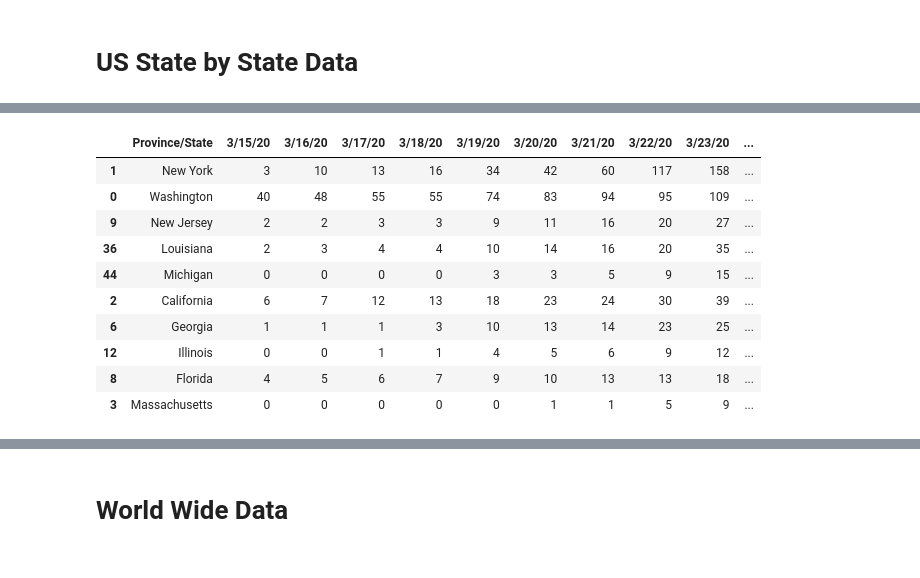
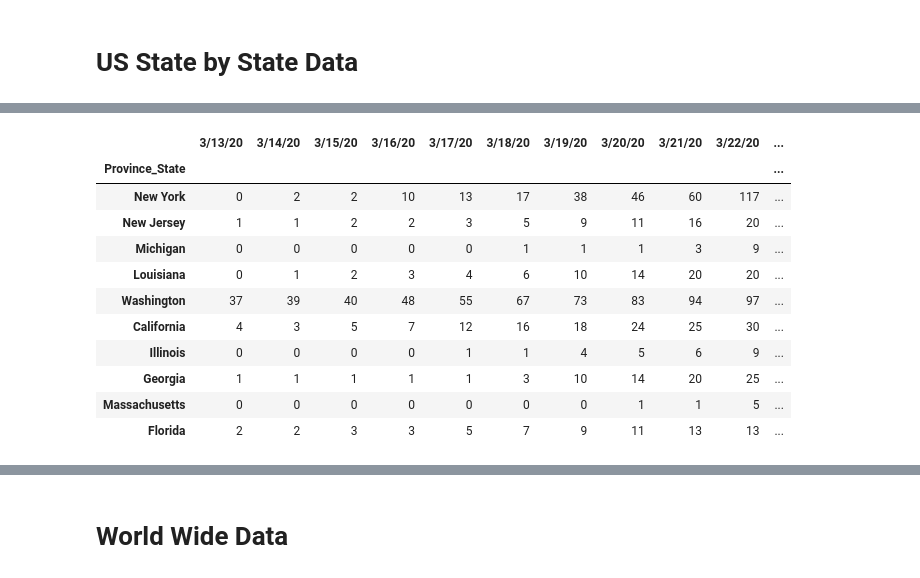
Before and after one commit to arkulkarni/COVID-19-Analysis, a Jupyter notebook: COVID-19-Analysis.ipynb, the cells around one changed output, grey strips where cells are left out. Saved outputs shown, nothing was run; the diff lists cells and outputs as text; code cells hidden in the pictures.

```diff
--- a/COVID-19-Analysis.ipynb
+++ b/COVID-19-Analysis.ipynb
@@ -42,25 +42,13 @@ LogLinearScale = list([
             ]),
         )
     ])
+
+DEFAULT_DAYS = 20
+MONTH_DAYS = 31
 # %%
 # Read all the files
 dfConfirmedGlobal = pd.read_csv(r'https://raw.githubusercontent.com/CSSEGISandData/COVID-19/master/csse_covid_19_data/csse_covid_19_time_series/time_series_covid19_confirmed_global.csv')
 dfDeathsGlobal = pd.read_csv(r'https://raw.githubusercontent.com/CSSEGISandData/COVID-19/master/csse_covid_19_data/csse_covid_19_time_series/time_series_covid19_deaths_global.csv')
 
-baseURLFormat = 'https://raw.githubusercontent.com/CSSEGISandData/COVID-19/master/csse_covid_19_data/csse_covid_19_daily_reports/{}.csv'
-filePaths = [baseURLFormat.format(d.strftime('%m-%d-%Y')) for d in pd.date_range('2020-03-23', pd.to_datetime('today')).tolist()]
-
-df_from_each_file = []
-for f in filePaths:
-    try:
-        df_from_each_file.append(pd.read_csv(f))
-    except:
-        break
-dfByDay = pd.concat(df_from_each_file, ignore_index=True)
-
-dfConfirmedUS = pd.read_csv(r'https://raw.githubusercontent.com/CSSEGISandData/COVID-19/master/archived_data/archived_time_series/time_series_19-covid-Confirmed_archived_0325.csv')
-dfConfirmedUS = dfConfirmedUS[dfConfirmedUS.columns[:-1]]
-dfDeathsUS = pd.read_csv(r'https://raw.githubusercontent.com/CSSEGISandData/COVID-19/master/archived_data/archived_time_series/time_series_19-covid-Deaths_archived_0325.csv')
-dfDeathsUS = dfDeathsUS[dfDeathsUS.columns[:-1]]
-
-dfUSCounties = pd.read_csv(r'https://raw.githubusercontent.com/nytimes/covid-19-data/master/us-counties.csv')
+dfConfirmedUSCounties = pd.read_csv(r'https://raw.githubusercontent.com/CSSEGISandData/COVID-19/master/csse_covid_19_data/csse_covid_19_time_series/time_series_covid19_confirmed_US.csv')
+dfDeathsUSCounties = pd.read_csv(r'https://raw.githubusercontent.com/CSSEGISandData/COVID-19/master/csse_covid_19_data/csse_covid_19_time_series/time_series_covid19_deaths_US.csv')
@@ -85,0 +55,5 @@ dfDeathsUSStates = dfDeathsUSStates.sort_values(dfDeathsUSStates.columns[-1], as
+# %%
+dfConfirmedUSStates = dfConfirmedUSCounties.groupby('Province_State').sum()
+dfConfirmedUSStates = dfConfirmedUSStates[dfConfirmedUSStates.columns[5:]]
+dfDeathsUSStates = dfDeathsUSCounties.groupby('Province_State').sum()
+dfDeathsUSStates = dfDeathsUSStates[dfDeathsUSStates.columns[6:]]
@@ -259,49 +307,53 @@ dfUSConfirmedTop.style.format({'percent_total': PercentFormatter})
 # %%
-dfUSDeathsTop = dfDeathsUSStates.head(10)
+dfUSDeathsTop = dfDeathsUSStates.sort_values(dfDeathsUSStates.columns[-1], ascending=False).head(10)
 
 data = [{
-    'x': row[1].index[50:],
-    'y': row[1].values[50:],
-    'name': row[1].values[0]
+    'x': row[1].index[-31:],
+    'y': row[1].values[-31:],
+    'name': row[0]
 }  for row in dfUSDeathsTop.iterrows()]
 
 updatemenus = list([
     dict(active=0,
          type='buttons',
          direction='right',
          x=0.45,
          xanchor="left",
          y=1.1,
          yanchor="top",
          buttons=list([
             dict(label='Linear Scale',
                  method='update',
                  args=[{'visible': [True, True]},
                        {'yaxis': {'type': 'linear'}}]),
             dict(label='Logarithmic Scale',
                  method='update',
                  args=[{'visible': [True, True]},
                        {'yaxis': {'type': 'log'}}])
             ]),
         )
     ])
 
 layout = dict(title = 'US Deaths', updatemenus=LogLinearScale)
 py.iplot(dict(data=data, layout=layout))
-dfUSDeathsTop = dfUSDeathsTop[np.append(dfUSDeathsTop.columns[0], dfUSDeathsTop.columns[-15:])]
-dfUSDeathsTop['percent_total'] = dfDeathsUSStates[dfDeathsUSStates.columns[-1]]/sum(dfDeathsUSStates[dfDeathsUSStates.columns[-1]])
-dfUSDeathsTop.style.format({'percent_total': PercentFormatter})
+dfUSDeathsTop = dfUSDeathsTop[dfUSDeathsTop.columns[-DEFAULT_DAYS:]]
+dfUSDeathsTop['percent_of_total'] = dfDeathsUSStates[dfDeathsUSStates.columns[-1]]/sum(dfDeathsUSStates[dfDeathsUSStates.columns[-1]])
+
+colFormats = dict.fromkeys(list(a for a in dfUSDeathsTop.columns[1:]), IntegerFormatter)
+colFormats['percent_of_total'] = PercentFormatter
+dfUSDeathsTop.style.format({'percent_of_total': PercentFormatter})
 # %% [output]
 [interactive output not drawn]
-|  | Province/State | 3/15/20 | 3/16/20 | 3/17/20 | 3/18/20 | 3/19/20 | 3/20/20 | 3/21/20 | 3/22/20 | 3/23/20 | ... |
-| 1 | New York | 3 | 10 | 13 | 16 | 34 | 42 | 60 | 117 | 158 | ... |
-| 0 | Washington | 40 | 48 | 55 | 55 | 74 | 83 | 94 | 95 | 109 | ... |
-| 9 | New Jersey | 2 | 2 | 3 | 3 | 9 | 11 | 16 | 20 | 27 | ... |
-| 36 | Louisiana | 2 | 3 | 4 | 4 | 10 | 14 | 16 | 20 | 35 | ... |
-| 44 | Michigan | 0 | 0 | 0 | 0 | 3 | 3 | 5 | 9 | 15 | ... |
-| 2 | California | 6 | 7 | 12 | 13 | 18 | 23 | 24 | 30 | 39 | ... |
-| 6 | Georgia | 1 | 1 | 1 | 3 | 10 | 13 | 14 | 23 | 25 | ... |
-| 12 | Illinois | 0 | 0 | 1 | 1 | 4 | 5 | 6 | 9 | 12 | ... |
-| 8 | Florida | 4 | 5 | 6 | 7 | 9 | 10 | 13 | 13 | 18 | ... |
-| 3 | Massachusetts | 0 | 0 | 0 | 0 | 0 | 1 | 1 | 5 | 9 | ... |
+|  | 3/13/20 | 3/14/20 | 3/15/20 | 3/16/20 | 3/17/20 | 3/18/20 | 3/19/20 | 3/20/20 | 3/21/20 | 3/22/20 | ... |
+| Province_State |  |  |  |  |  |  |  |  |  |  | ... |
+| New York | 0 | 2 | 2 | 10 | 13 | 17 | 38 | 46 | 60 | 117 | ... |
+| New Jersey | 1 | 1 | 2 | 2 | 3 | 5 | 9 | 11 | 16 | 20 | ... |
+| Michigan | 0 | 0 | 0 | 0 | 0 | 1 | 1 | 1 | 3 | 9 | ... |
+| Louisiana | 0 | 1 | 2 | 3 | 4 | 6 | 10 | 14 | 20 | 20 | ... |
+| Washington | 37 | 39 | 40 | 48 | 55 | 67 | 73 | 83 | 94 | 97 | ... |
+| California | 4 | 3 | 5 | 7 | 12 | 16 | 18 | 24 | 25 | 30 | ... |
+| Illinois | 0 | 0 | 0 | 0 | 1 | 1 | 4 | 5 | 6 | 9 | ... |
+| Georgia | 1 | 1 | 1 | 1 | 1 | 3 | 10 | 14 | 20 | 25 | ... |
+| Massachusetts | 0 | 0 | 0 | 0 | 0 | 0 | 0 | 1 | 1 | 5 | ... |
+| Florida | 2 | 2 | 3 | 3 | 5 | 7 | 9 | 11 | 13 | 13 | ... |
 # %%
```
Also changed, not shown: parts of 16 cells of this notebook.
